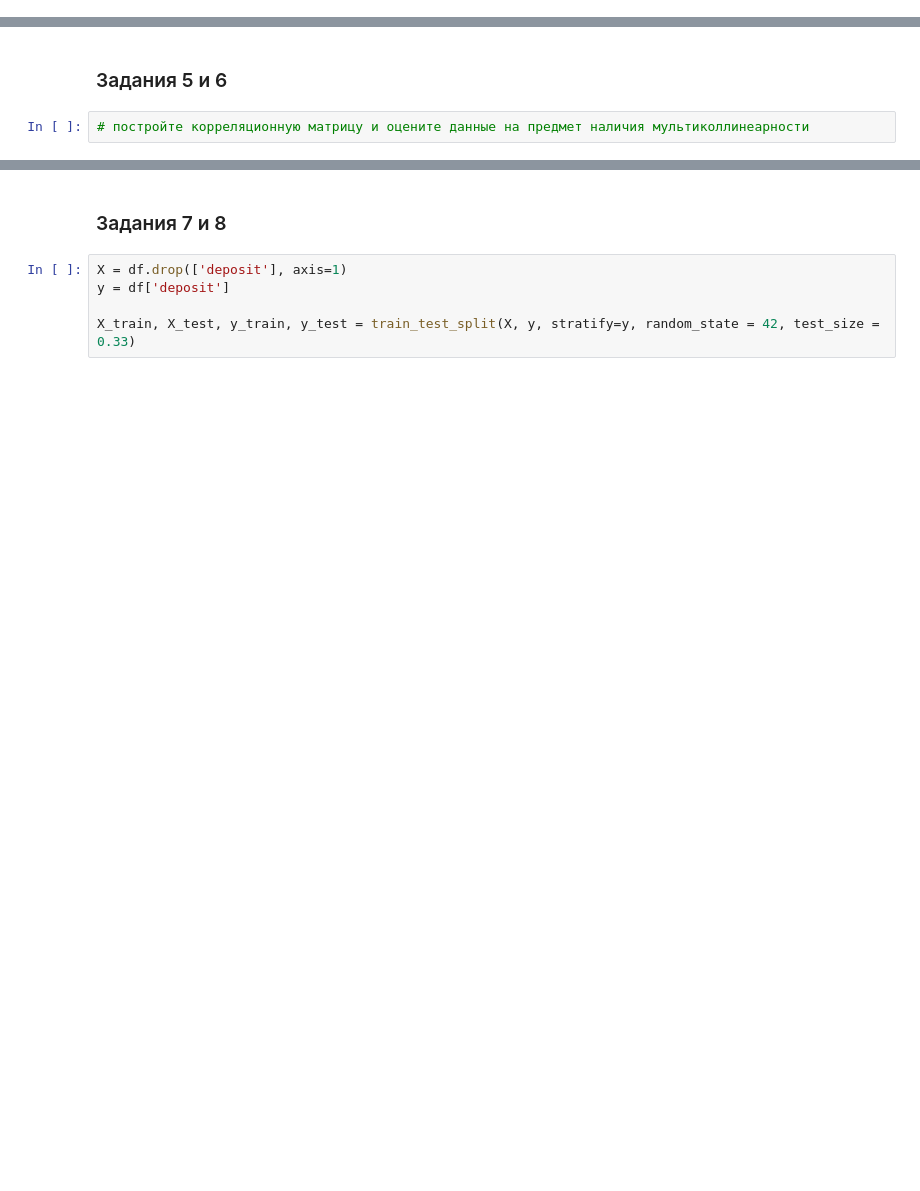
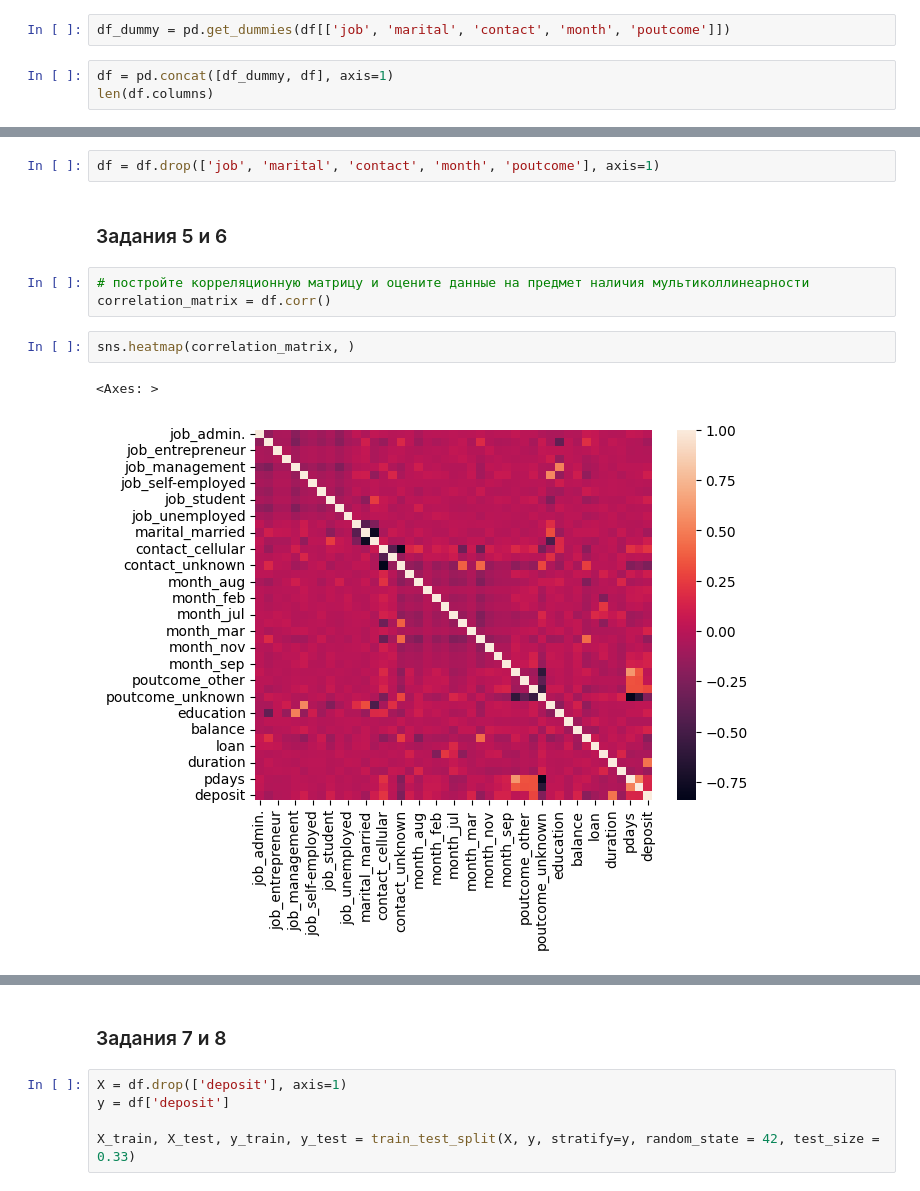
Before and after one commit to eartzhi/lessons, a Jupyter notebook: project_4/Project_4_ML.ipynb, the cells around one changed output, grey strips where cells are left out. Drawn from its saved outputs; the diff is of its cells as text; blank space fills up the shorter version.

```diff
--- a/project_4/Project_4_ML.ipynb
+++ b/project_4/Project_4_ML.ipynb
@@ -491,0 +504,5 @@ ax2.set(title='deposit not approved')
+# %%
+df_dummy = pd.get_dummies(df[['job', 'marital', 'contact', 'month', 'poutcome']])
+# %%
+df = pd.concat([df_dummy, df], axis=1)
+len(df.columns)
@@ -492,4 +511,12 @@ ax2.set(title='deposit not approved')
+# %%
+df = df.drop(['job', 'marital', 'contact', 'month', 'poutcome'], axis=1)
 # %% [markdown]
 ### Задания 5 и 6
 # %%
 # постройте корреляционную матрицу и оцените данные на предмет наличия мультиколлинеарности
+correlation_matrix = df.corr()
+# %%
+sns.heatmap(correlation_matrix, )
+# %% [output]
+<Axes: >
+[figure, added]
```
Also changed, not shown: parts of 12 cells of this notebook, 7 other files.
